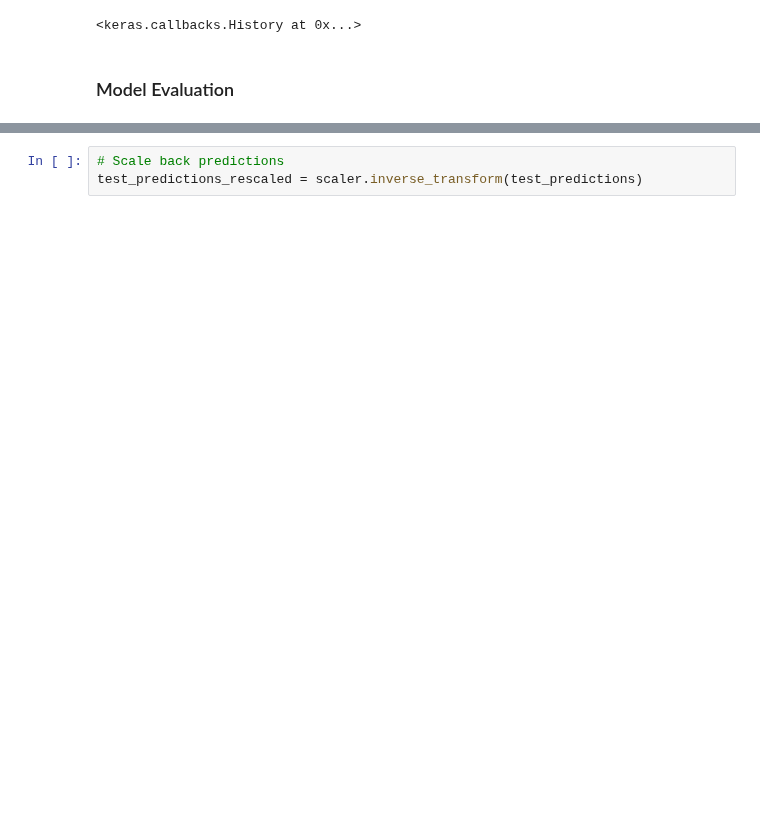
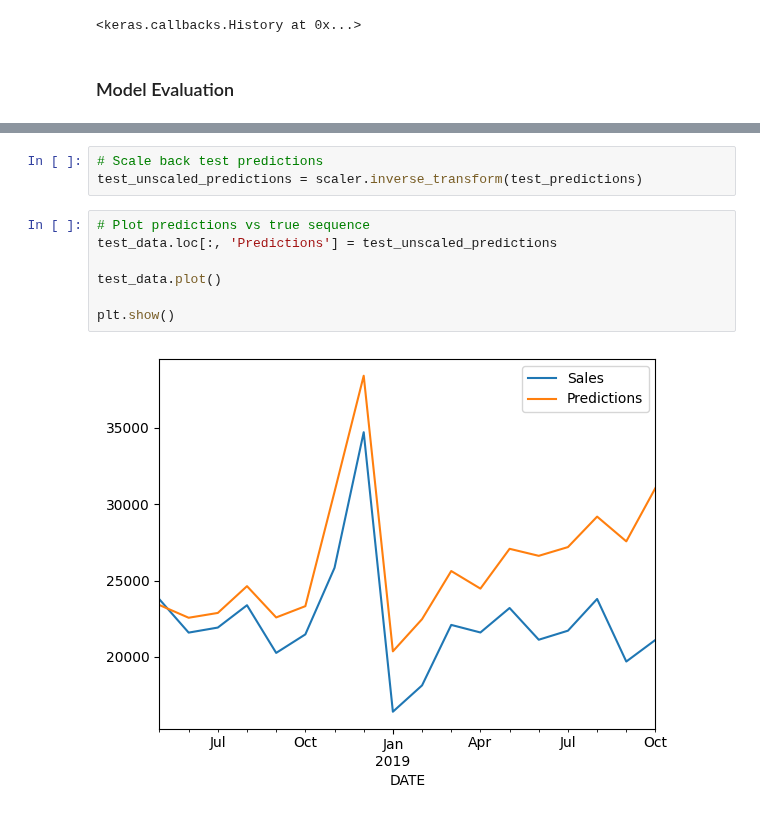
Before and after one commit to Volscente/cheat_sheets, a Jupyter notebook: machine_learning/TensorFlow/rnn_sales.ipynb, the cells around one changed output, grey strips where cells are left out. Cells and saved outputs as stored; diff of their text form; blank space fills up the shorter version.

```diff
--- a/machine_learning/TensorFlow/rnn_sales.ipynb
+++ b/machine_learning/TensorFlow/rnn_sales.ipynb
@@ -196,4 +205,13 @@ for index in range(len(test_data_scaled)):
 1/1 [==============================] - 0s 15ms/step
-# %%
-# Scale back predictions
-test_predictions_rescaled = scaler.inverse_transform(test_predictions)
+# %%
+# Scale back test predictions
+test_unscaled_predictions = scaler.inverse_transform(test_predictions)
+# %%
+# Plot predictions vs true sequence
+test_data.loc[:, 'Predictions'] = test_unscaled_predictions
+
+test_data.plot()
+
+plt.show()
+# %% [output]
+[figure, added]
```
Also changed, not shown: parts of 6 cells of this notebook.
